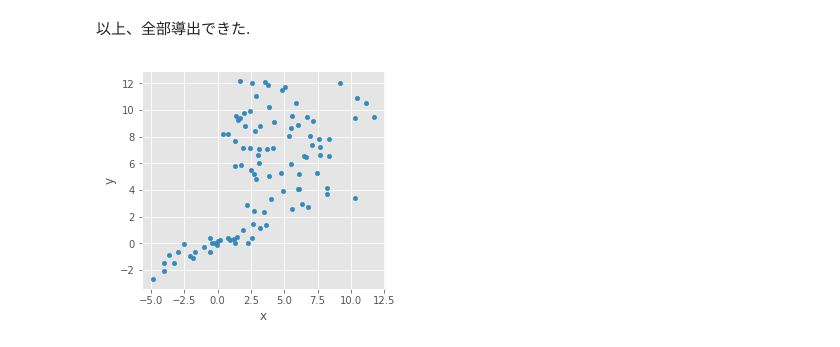
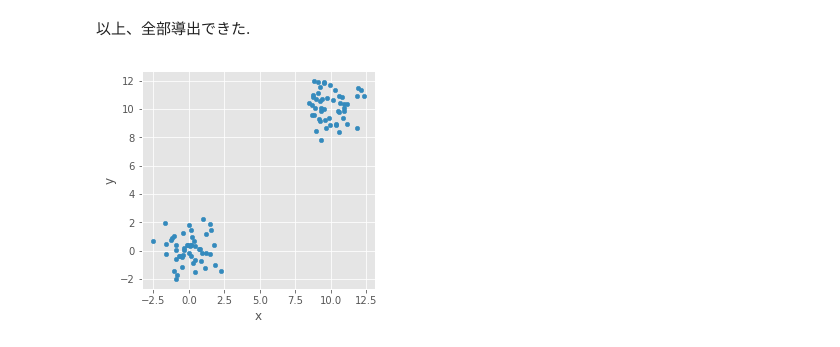
Before and after one commit to kazufusa/til, a Jupyter notebook: 20180826_Lin_2013/readme.ipynb, the cells around one changed output. Saved outputs shown, nothing was run; the diff lists cells and outputs as text; code cells hidden in the pictures.

```diff
--- a/20180826_Lin_2013/readme.ipynb
+++ b/20180826_Lin_2013/readme.ipynb
@@ -340,22 +340,22 @@ warnings.filterwarnings('ignore')
 # %%
 np.random.seed(0)
 mean0 = np.array([0, 0])
-cov0 = np.array([[5,2],[2,1]])
-mean1 = np.array([5, 7])
-cov1 = np.array([[8,0],[0,7]])
+cov0 = np.array([[1,0],[0,1]])
+mean1 = np.array([10, 10])
+cov1 = np.array([[1,0],[0,1]])
 N = 100
-a = 0.7
+a = 0.5
 X = pd.DataFrame(
     np.r_[
         sp.random.multivariate_normal(mean0, cov0, int(N*(1-a))),
         sp.random.multivariate_normal(mean1, cov1, int(N*a))
     ],
     columns=['x', 'y']
 )
 X.plot(kind='scatter', x='x', y='y').set_aspect('equal')
 plt.savefig('1.png', bbox_inches='tight', pad_inches=0)
 # %% [output]
-[figure, old version]
+[figure, new version]
 # %%
 np.random.seed(0)
 x = X.sample(frac=1).values.T
```
Also changed, not shown: parts of 16 cells of this notebook.
